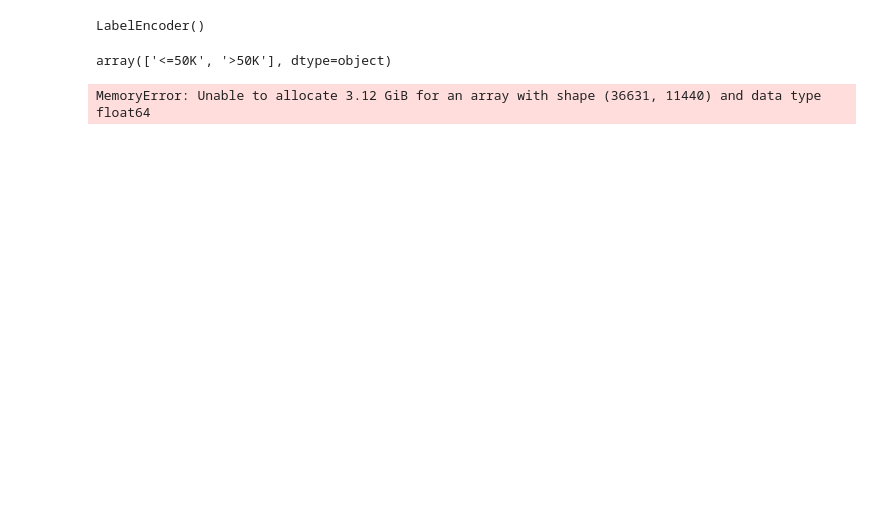
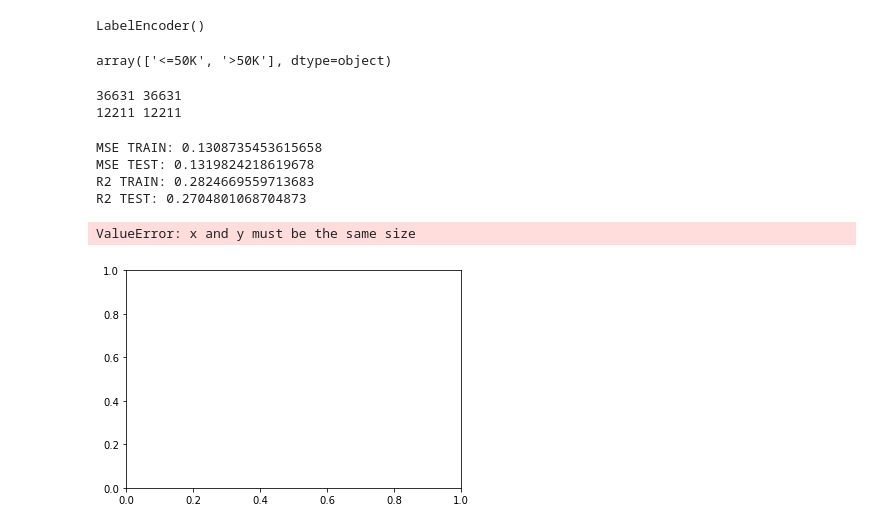
Before and after one commit to AlenaChokheli/NetPython, a Jupyter notebook: mash_lerning/Logistic_regressionDZ.ipynb, the cells around one changed output. Cells and saved outputs as stored; diff of their text form; code cells hidden in the pictures; blank space fills up the shorter version.

```diff
--- a/mash_lerning/Logistic_regressionDZ.ipynb
+++ b/mash_lerning/Logistic_regressionDZ.ipynb
@@ -52,9 +52,9 @@ Data columns (total 15 columns):
 dtypes: int64(6), object(9)
 memory usage: 5.6+ MB
 # %%
-selectedColumns = adult[ [ 'age', 'race', 'gender', 'hours-per-week']]
+selectedColumns = adult[ [ 'age', 'race', 'gender', 'hours-per-week', 'education']]
 # %%
-X = pd.get_dummies(selectedColumns, columns = ['race', 'gender'])
+X = pd.get_dummies(selectedColumns, columns = ['race', 'gender', 'education'])
 # %%
 X.head()
 # %% [output]
@@ -79,6 +80,12 @@ y = pd.Series( le.transform( adult['income'] ) )
 y = y[:, np.newaxis]
 # %%
 X_train, X_test, y_train, y_test = train_test_split(X, y, test_size=0.25)
+# %%
+print(len(X_train), len(y_train))
+print(len(X_test), len(y_test))
+# %% [output]
+36631 36631
+12211 12211
 # %%
 def make_regression(X_train, X_train_disp, y_train, X_test, X_test_disp,  y_test):
     model = LinearRegression()
@@ -96,9 +103,14 @@ def make_regression(X_train, X_train_disp, y_train, X_test, X_test_disp,  y_test
     plt.plot(X_train_disp, model.predict(X_train), c='g')
     plt.show()
 # %%
-polynomial_features = PolynomialFeatures(degree=7)
+polynomial_features = PolynomialFeatures(degree=3)
 X_train_poly = polynomial_features.fit_transform(X_train)
 X_test_poly = polynomial_features.fit_transform(X_test)
 make_regression(X_train_poly, X_train, y_train, X_test_poly, X_test, y_test)
 # %% [output]
-MemoryError: Unable to allocate 3.12 GiB for an array with shape (36631, 11440) and data type float64
+MSE TRAIN: 0.1308735453615658
+MSE TEST: 0.1319824218619678
+R2 TRAIN: 0.2824669559713683
+R2 TEST: 0.2704801068704873
+ValueError: x and y must be the same size
+[figure, added]
```
Also changed, not shown: parts of 1 cell of this notebook.
